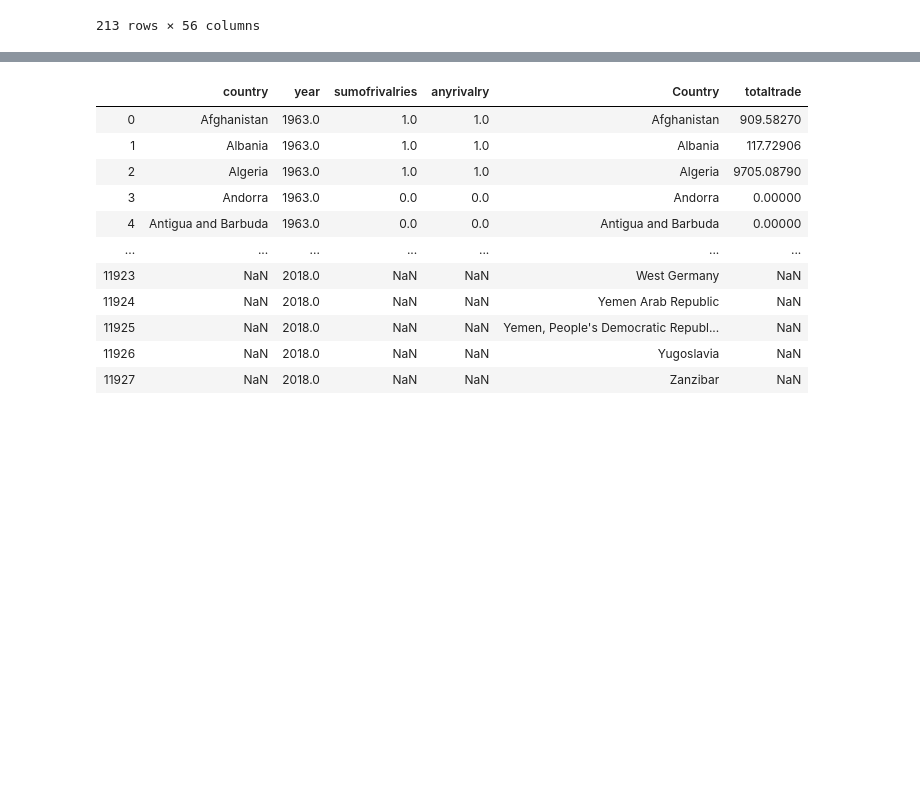
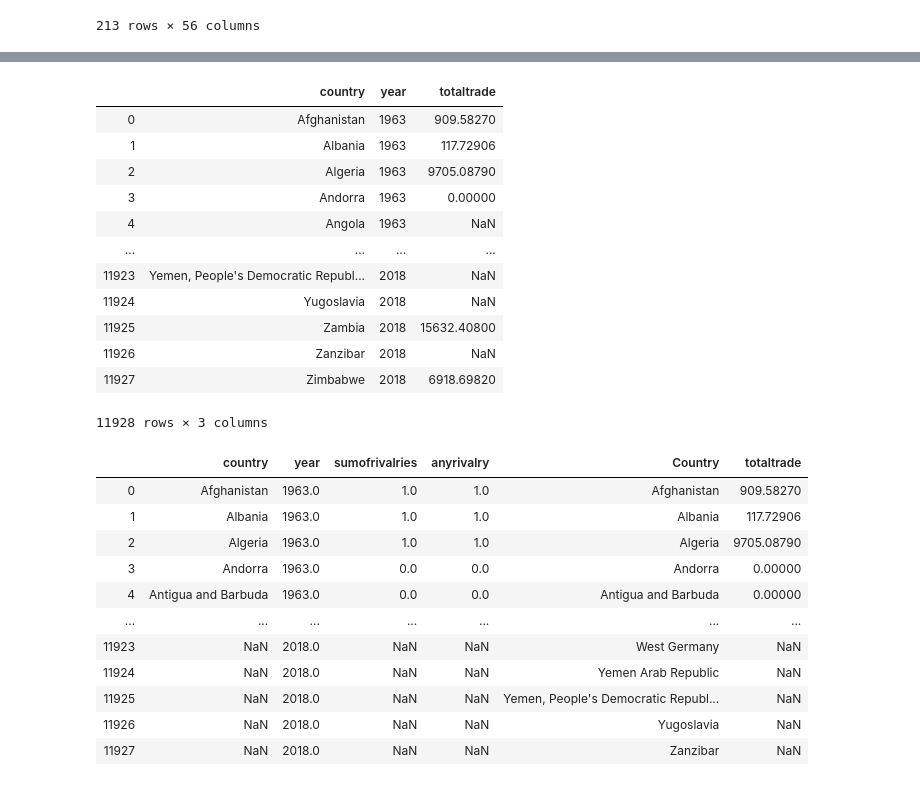
Before and after one commit to PardeeCenter/Python-Skills-Workshop, a Jupyter notebook: Session 2.3 Load Data with Pandas.ipynb, the cells around one changed output, grey strips where cells are left out. Saved outputs shown, nothing was run; the diff lists cells and outputs as text; code cells hidden in the pictures; blank space fills up the shorter version.

```diff
--- a/Session 2.3 Load Data with Pandas.ipynb
+++ b/Session 2.3 Load Data with Pandas.ipynb
@@ -158,4 +159,23 @@ trade_long.pivot(index="Country", columns="year",values="totaltrade")
 - pd.merge() function
 
 <img src="Pics/merge pandas.png"/>
+# %%
+# notice the difference of inplace=True argument which will use the changes made to overwrite the original data
+# trade_long.rename(columns={"Country":"country"},inplace=True)
+# or trade_long=.rename(columns={"Country":"country"})
+trade_long.rename(columns={"Country":"country"})
+# %% [output]
+|  | country | year | totaltrade |
+| 0 | Afghanistan | 1963 | 909.58270 |
+| 1 | Albania | 1963 | 117.72906 |
+| 2 | Algeria | 1963 | 9705.08790 |
+| 3 | Andorra | 1963 | 0.00000 |
+| 4 | Angola | 1963 | NaN |
+| ... | ... | ... | ... |
+| 11923 | Yemen, People's Democratic Republ... | 2018 | NaN |
+| 11924 | Yugoslavia | 2018 | NaN |
+| 11925 | Zambia | 2018 | 15632.40800 |
+| 11926 | Zanzibar | 2018 | NaN |
+| 11927 | Zimbabwe | 2018 | 6918.69820 |
+11928 rows × 3 columns
 # %%
```
Also changed, not shown: parts of 6 cells of this notebook, 1 other file.
